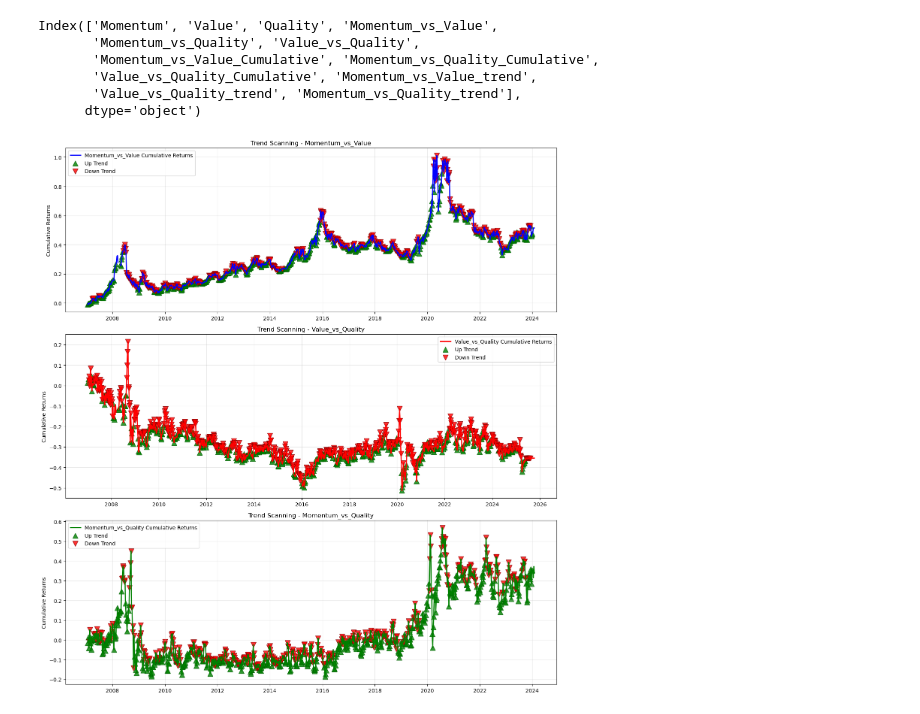
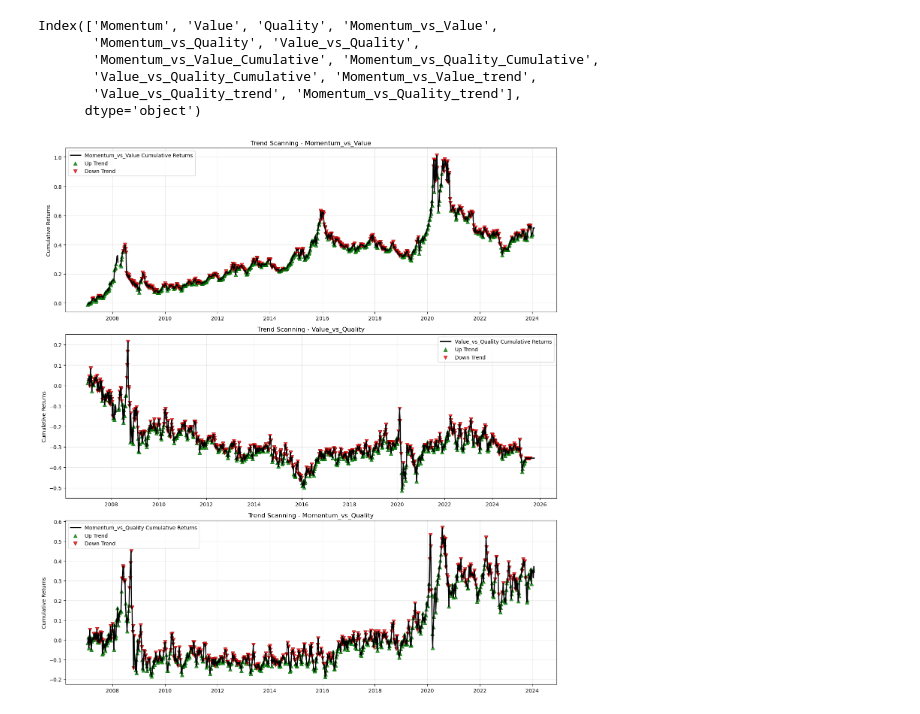
Before and after one commit to CChlungwani/forecast_curve, a Jupyter notebook: features/relative_factor_returns_ts.ipynb, the cells around one changed output. Drawn from its saved outputs; the diff is of its cells as text; code cells hidden in the pictures.

```diff
--- a/features/relative_factor_returns_ts.ipynb
+++ b/features/relative_factor_returns_ts.ipynb
@@ -263,8 +263,8 @@ def plot_trend_triangles(df, factors):
         axes = [axes]
 
     # Colors for different factors
-    colors = ['blue', 'red', 'green', 'purple', 'orange']
-
+    #colors = ['blue', 'purple', 'orange']
+    colors = ['black']
     for i, factor in enumerate(factors):
         cum_col = f'{factor}_Cumulative'
         trend_col = f'{factor}_trend'
@@ -286,35 +286,35 @@ def plot_trend_triangles(df, factors):
         up_trends = valid_trends[valid_trends == 1]
         if not up_trends.empty:
             ax.scatter(up_trends.index, df.loc[up_trends.index, cum_col],
-                      color='green', marker='^', s=100, label='Up Trend', alpha=0.8,
-                      edgecolors='darkgreen', linewidth=1)
+                      color='green', marker='^', s=50, label='Up Trend', alpha=0.8,
+                      edgecolors='darkgreen', linewidth=0.75)
 
         # Down trends (red downward triangles)
         down_trends = valid_trends[valid_trends == 0]
         if not down_trends.empty:
             ax.scatter(down_trends.index, df.loc[down_trends.index, cum_col],
-                      color='red', marker='v', s=100, label='Down Trend', alpha=0.8,
-                      edgecolors='darkred', linewidth=1)
+                      color='red', marker='v', s=50, label='Down Trend', alpha=0.8,
+                      edgecolors='darkred', linewidth=0.75)
 
         ax.set_title(f'Trend Scanning - {factor}')
         ax.set_ylabel('Cumulative Returns')
         ax.legend()
         ax.grid(True, alpha=0.3)
 
     plt.tight_layout()
     plt.show()
 
 
 # Execute, load data and plot:
 
 if __name__ == "__main__":
     # Load data
     # df = pd.read_csv('labeled_relative_factor_returns.csv', index_col=0, parse_dates=True)
 
     # Factors to plot
     factors_to_plot = ['Momentum_vs_Value', 'Value_vs_Quality', 'Momentum_vs_Quality']
 
     # Plot
     plot_trend_triangles(df, factors_to_plot)
 # %% [output]
-[figure, old version]
+[figure, new version]
```
Also changed, not shown: 29 other files.
